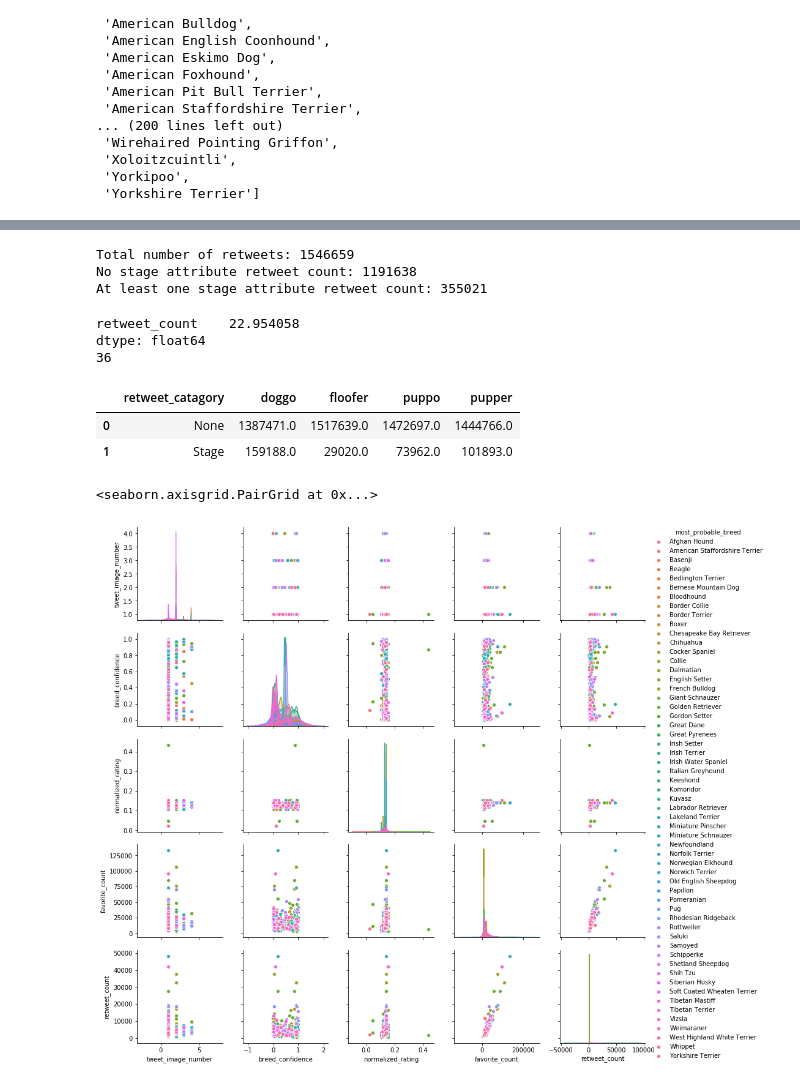
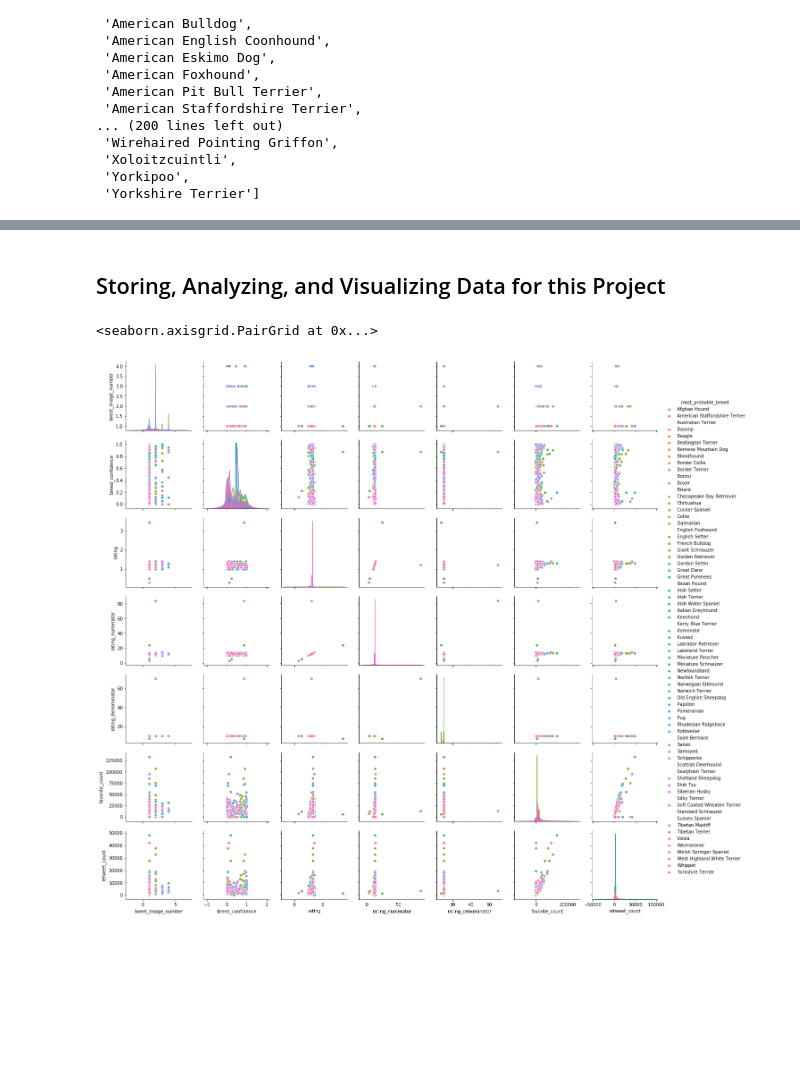
Before and after one commit to 55thSwiss/Udacity_DAND, a Jupyter notebook: Part 8/wrangle_act.ipynb, the cells around one changed output, grey strips where cells are left out. Cells and saved outputs as stored; diff of their text form; code cells hidden in the pictures; blank space fills up the shorter version.

```diff
--- a/Part 8/wrangle_act.ipynb
+++ b/Part 8/wrangle_act.ipynb
@@ -490,6 +519,0 @@ df_1.rename(columns={'text': 'description'}, inplace = True)
-# %%
-for col in ['doggo', 'floofer', 'pupper', 'puppo']:
-    df_1[col] = df_1[col].astype('category')
-df_1.drop(['rating_numerator', 'rating_denominator', 'numerator_norm', 'denominator_norm'], axis=1, inplace = True)
-print(df_1.sample(3))
-print(df_1.info())
@@ -521,3 +526,6 @@ df_2['tweet_image_number'] = df_2['tweet_image_number'].astype('category')
 # %%
-# drop columns
-df_2.drop(['p1_dog', 'p2_dog', 'p3_dog'], axis=1, inplace=True)
+category = ['p1_dog',
+            'p2_dog',
+            'p3_dog']
+for cat in category:
+    df_2.drop(cat, axis=1, inplace = True)
@@ -767,0 +693,2 @@ df['most_probable_breed'] = df['most_probable_breed'].astype('category')
+# %%
+df_2['most_probable_breed'] = df_2['most_probable_breed'].astype('category')
@@ -767,0 +771,4 @@ df['most_probable_breed'] = df['most_probable_breed'].astype('category')
+# %%
+df = pd.merge(df_1, df_2, on='tweet_id') # happening because of stages NaN to 'None line a couple up'
+df = pd.merge(df, df_3, on='tweet_id')
+print(df.shape)
@@ -817,47 +818,2 @@ sum_df
-# %%
-blank_retweet_count = sum_df.iloc[0]
-stage_retweet_count = sum_df.iloc[1] + sum_df.iloc[2] + sum_df.iloc[3] + sum_df.iloc[4] + sum_df.iloc[5] + sum_df.iloc[6]
-print('Total number of retweets: ' + str(sum(df['retweet_count'])))
-print('No stage attribute retweet count: ' + str(blank_retweet_count.iloc[0]))
-print('At least one stage attribute retweet count: ' + str(stage_retweet_count[0]))
-# %% [output]
-Total number of retweets: 1546659
-No stage attribute retweet count: 1191638
-At least one stage attribute retweet count: 355021
-# %%
-# percent of retweets coming from observations with at least one 'stage'
-count = 0
-for index, row in df.iterrows():
-    if row[7] == 'None' and row[8] == 'None' and row[9] == 'None' and row[10] == 'None':
-        count += 1
-stage_retweet_percent = (stage_retweet_count / sum(df['retweet_count']) * 100)
-print(stage_retweet_percent)
-print(count)
-# %% [output]
-retweet_count    22.954058
-dtype: float64
-36
-# %%
-d = {}
-# 1 - Put stages in a list variable
-stages = ['doggo', 'floofer', 'puppo', 'pupper']
-
-for stage in stages:
-    d[stage] = df.groupby(stage)['retweet_count'].sum()
-stage_retweets = pd.DataFrame.from_dict(d)
-#print(stage_retweets)
-
-# 2 - Create a column conditionnaly to detect if the index in stages list or not
-# !! important !! make shure you have only one index level otherwise stage_retweets.index.isin(stages) won't work
-stage_retweets['retweet_catagory'] = np.where(stage_retweets.index.isin(stages), 'Stage', 'None')
-#print(stage_retweets)
-
-# 3 - Groupby this new column
-stage_retweets = stage_retweets.groupby('retweet_catagory').sum().reset_index()
-#print(stage_retweets)
-
-stage_retweets
-# %% [output]
-|  | retweet_catagory | doggo | floofer | puppo | pupper |
-| 0 | None | 1387471.0 | 1517639.0 | 1472697.0 | 1444766.0 |
-| 1 | Stage | 159188.0 | 29020.0 | 73962.0 | 101893.0 |
+# %% [markdown]
+## Storing, Analyzing, and Visualizing Data for this Project
@@ -864,5 +822,5 @@ stage_retweets
 # %%
-sns.pairplot(df[['tweet_image_number','breed_confidence', 'normalized_rating', 'favorite_count', 'retweet_count', 'most_probable_breed']], hue = 'most_probable_breed')
+sns.pairplot(df[['tweet_image_number','breed_confidence', 'rating', 'rating_numerator', 'rating_denominator', 'stages', 'favorite_count', 'retweet_count', 'most_probable_breed']], hue = 'most_probable_breed')
 # %% [output]
 <seaborn.axisgrid.PairGrid at 0x...>
-[figure, old version]
+[figure, new version]
```
Also changed, not shown: parts of 135 cells of this notebook, 9 other files.
